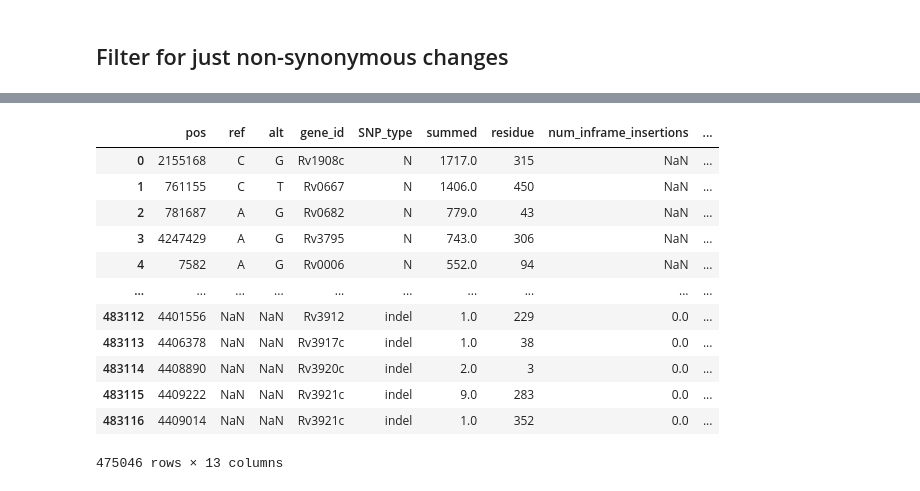
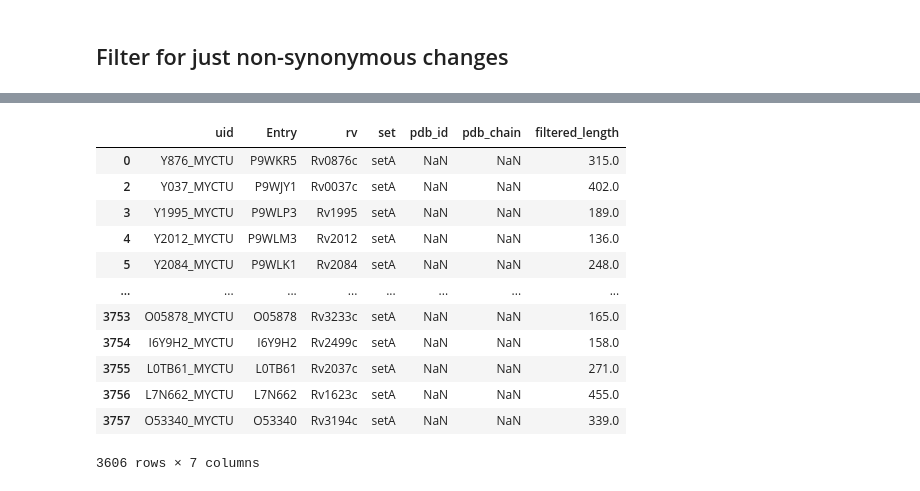
Before and after one commit to aggreen/MTB_Mut_Clust, a Jupyter notebook: scripts/02.prepare_mutation_data.ipynb, the cells around one changed output, grey strips where cells are left out. Cells and saved outputs as stored; diff of their text form; code cells hidden in the pictures.

```diff
--- a/scripts/02.prepare_mutation_data.ipynb
+++ b/scripts/02.prepare_mutation_data.ipynb
@@ -177,7 +181,7 @@ def mutation_table_cleanup(all_mutations, locus_id, nonsynonymous_only=True):
 
     return mutation_count_table
 # %%
-all_hits = pd.read_csv("../data/summary_data/01.structure_hits.csv", index_col=0)
+all_hits = pd.read_csv("../data/summary_data_proofs/01.structure_hits_filtered.csv", index_col=0)
 proteins_excluded = []
 
 analyzed_mutations = []
@@ -233,18 +237,18 @@ all_hits.to_csv("../data/summary_data/02.structure_hits_filtered.csv")
 # %%
-all_mutations
+all_hits
 # %% [output]
-|  | pos | ref | alt | gene_id | SNP_type | summed | residue | num_inframe_insertions | ... |
-| 0 | 2155168 | C | G | Rv1908c | N | 1717.0 | 315 | NaN | ... |
-| 1 | 761155 | C | T | Rv0667 | N | 1406.0 | 450 | NaN | ... |
-| 2 | 781687 | A | G | Rv0682 | N | 779.0 | 43 | NaN | ... |
-| 3 | 4247429 | A | G | Rv3795 | N | 743.0 | 306 | NaN | ... |
-| 4 | 7582 | A | G | Rv0006 | N | 552.0 | 94 | NaN | ... |
-| ... | ... | ... | ... | ... | ... | ... | ... | ... | ... |
-| 483112 | 4401556 | NaN | NaN | Rv3912 | indel | 1.0 | 229 | 0.0 | ... |
-| 483113 | 4406378 | NaN | NaN | Rv3917c | indel | 1.0 | 38 | 0.0 | ... |
-| 483114 | 4408890 | NaN | NaN | Rv3920c | indel | 2.0 | 3 | 0.0 | ... |
-| 483115 | 4409222 | NaN | NaN | Rv3921c | indel | 9.0 | 283 | 0.0 | ... |
-| 483116 | 4409014 | NaN | NaN | Rv3921c | indel | 1.0 | 352 | 0.0 | ... |
+|  | uid | Entry | rv | set | pdb_id | pdb_chain | filtered_length |
+| 0 | Y876_MYCTU | P9WKR5 | Rv0876c | setA | NaN | NaN | 315.0 |
+| 2 | Y037_MYCTU | P9WJY1 | Rv0037c | setA | NaN | NaN | 402.0 |
+| 3 | Y1995_MYCTU | P9WLP3 | Rv1995 | setA | NaN | NaN | 189.0 |
+| 4 | Y2012_MYCTU | P9WLM3 | Rv2012 | setA | NaN | NaN | 136.0 |
+| 5 | Y2084_MYCTU | P9WLK1 | Rv2084 | setA | NaN | NaN | 248.0 |
+| ... | ... | ... | ... | ... | ... | ... | ... |
+| 3753 | O05878_MYCTU | O05878 | Rv3233c | setA | NaN | NaN | 165.0 |
+| 3754 | I6Y9H2_MYCTU | I6Y9H2 | Rv2499c | setA | NaN | NaN | 158.0 |
+| 3755 | L0TB61_MYCTU | L0TB61 | Rv2037c | setA | NaN | NaN | 271.0 |
+| 3756 | L7N662_MYCTU | L7N662 | Rv1623c | setA | NaN | NaN | 455.0 |
+| 3757 | O53340_MYCTU | O53340 | Rv3194c | setA | NaN | NaN | 339.0 |
-475046 rows × 13 columns
+3606 rows × 7 columns
 # %%
 analyzed_mutations_df = pd.concat(analyzed_mutations)
```
Also changed, not shown: parts of 14 cells of this notebook, 6 other files.
